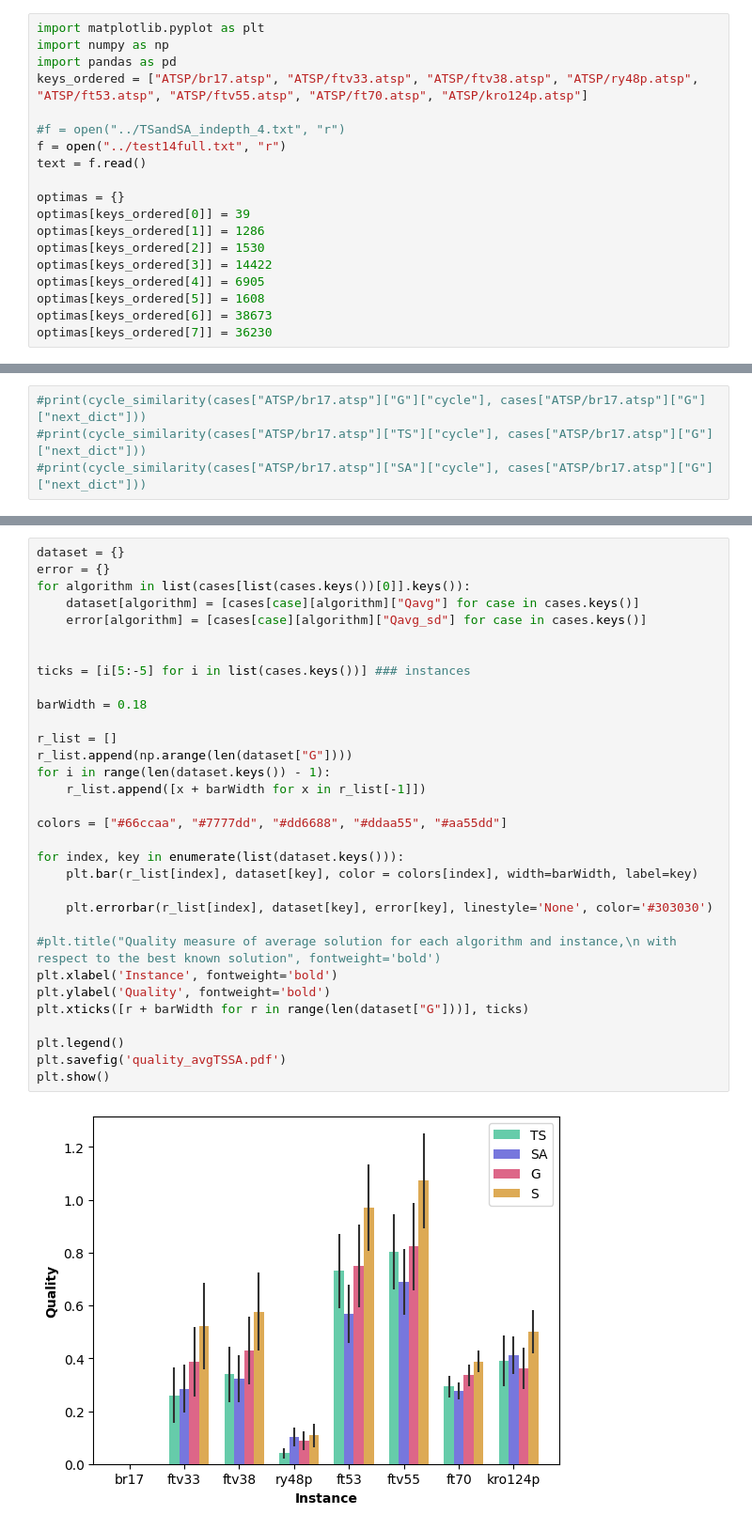
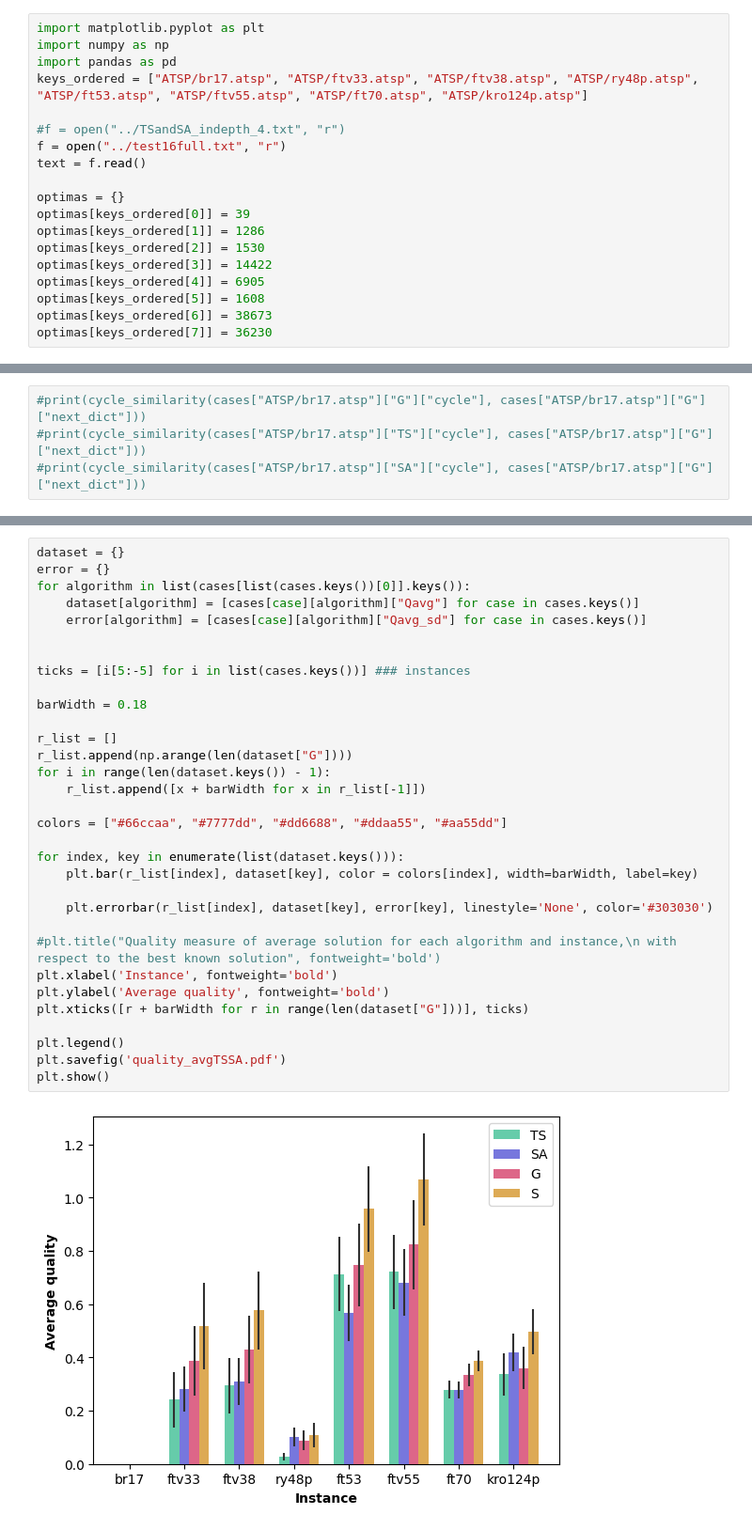
Before and after one commit to WojciechMajewski/BiologicallyInspired, a Jupyter notebook: plot_generation/main_plots_TSSA.ipynb, the cells around one changed output, grey strips where cells are left out. Shown: that part at 94% size. Drawn from its saved outputs; the diff is of its cells as text.

```diff
--- a/plot_generation/main_plots_TSSA.ipynb
+++ b/plot_generation/main_plots_TSSA.ipynb
@@ -5,7 +5,7 @@ import pandas as pd
 keys_ordered = ["ATSP/br17.atsp", "ATSP/ftv33.atsp", "ATSP/ftv38.atsp", "ATSP/ry48p.atsp", "ATSP/ft53.atsp", "ATSP/ftv55.atsp", "ATSP/ft70.atsp", "ATSP/kro124p.atsp"]
 
 #f = open("../TSandSA_indepth_4.txt", "r")
-f = open("../test14full.txt", "r")
+f = open("../test16full.txt", "r")
 text = f.read()
 
 optimas = {}
@@ -175,32 +175,32 @@ dataset = {}
 error = {}
 for algorithm in list(cases[list(cases.keys())[0]].keys()):
     dataset[algorithm] = [cases[case][algorithm]["Qavg"] for case in cases.keys()]
     error[algorithm] = [cases[case][algorithm]["Qavg_sd"] for case in cases.keys()]
 
 
 ticks = [i[5:-5] for i in list(cases.keys())] ### instances
 
 barWidth = 0.18
 
 r_list = []
 r_list.append(np.arange(len(dataset["G"])))
 for i in range(len(dataset.keys()) - 1):
     r_list.append([x + barWidth for x in r_list[-1]])
 
 colors = ["#66ccaa", "#7777dd", "#dd6688", "#ddaa55", "#aa55dd"]
 
 for index, key in enumerate(list(dataset.keys())):
     plt.bar(r_list[index], dataset[key], color = colors[index], width=barWidth, label=key)
 
     plt.errorbar(r_list[index], dataset[key], error[key], linestyle='None', color='#303030')
 
 #plt.title("Quality measure of average solution for each algorithm and instance,\n with respect to the best known solution", fontweight='bold')
 plt.xlabel('Instance', fontweight='bold')
-plt.ylabel('Quality', fontweight='bold')
+plt.ylabel('Average quality', fontweight='bold')
 plt.xticks([r + barWidth for r in range(len(dataset["G"]))], ticks)
 
 plt.legend()
 plt.savefig('quality_avgTSSA.pdf')
 plt.show()
 # %% [output]
-[figure, old version]
+[figure, new version]
```
Also changed, not shown: parts of 4 cells of this notebook, 19 other files.
